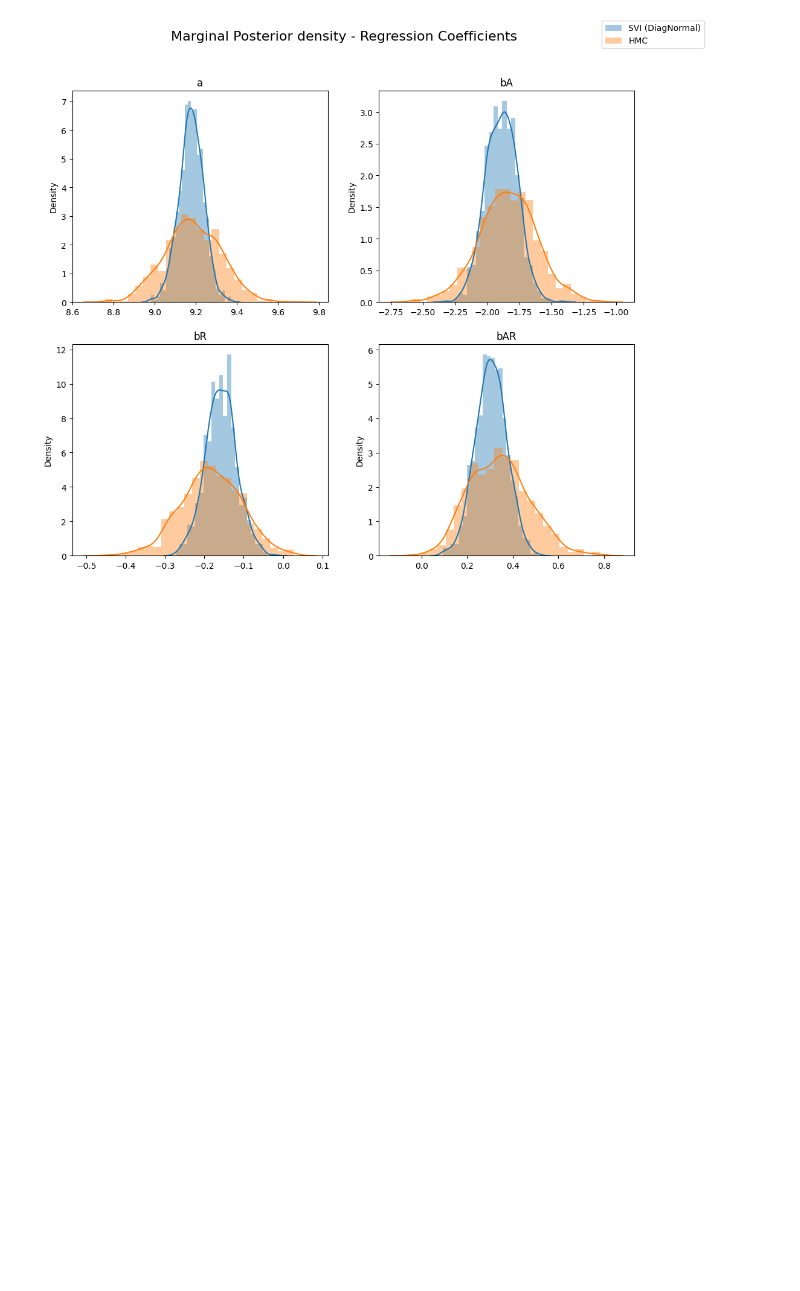
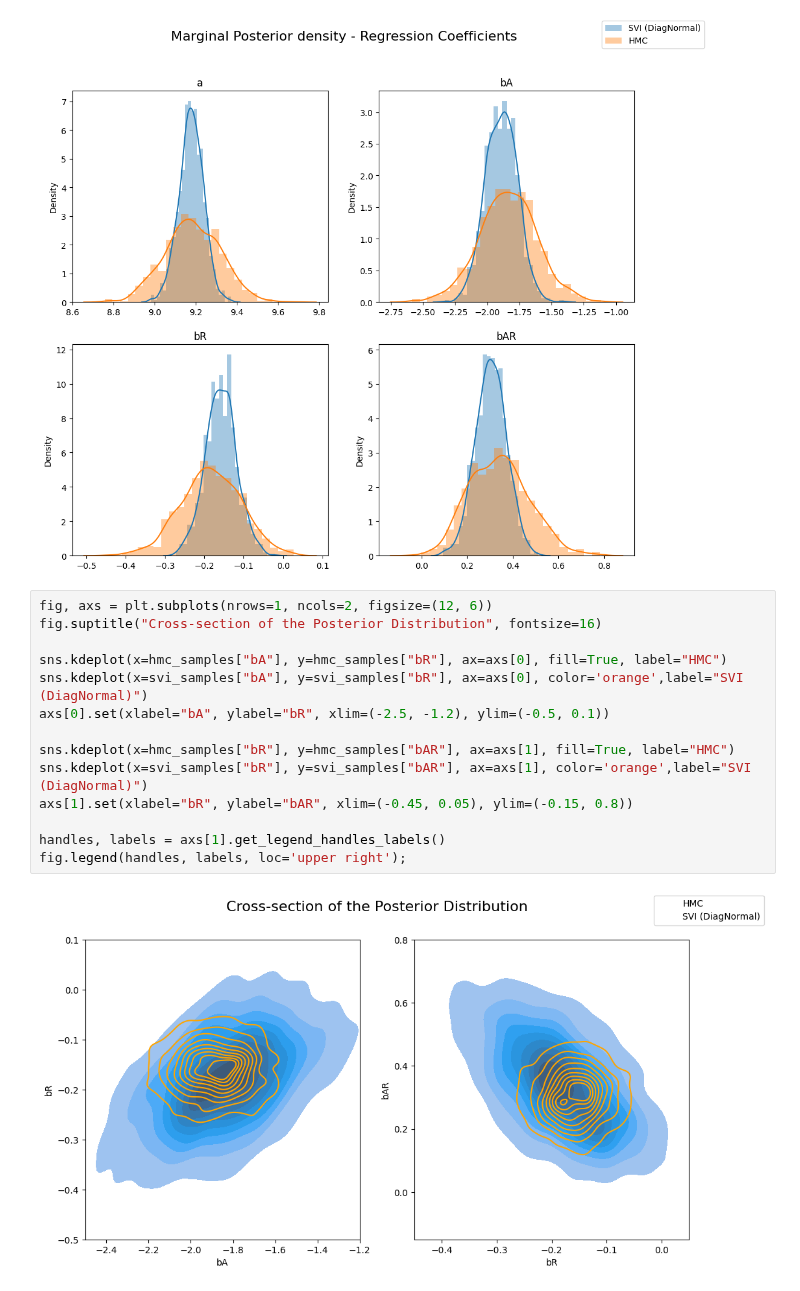
Before and after one commit to sinatayebati/deep-probabilistic-modeling, a Jupyter notebook: practical-pyro-pytorch/bayesian-regression-inference-algorithms.ipynb, the cells around one changed output. Drawn from its saved outputs; the diff is of its cells as text; blank space fills up the shorter version.

```diff
--- a/practical-pyro-pytorch/bayesian-regression-inference-algorithms.ipynb
+++ b/practical-pyro-pytorch/bayesian-regression-inference-algorithms.ipynb
@@ -215,3 +215,19 @@ https://gist.github.com/mwaskom/de44147ed2974457ad6372750bbe5751
   sns.distplot(hmc_samples[site], ax=ax, label="HMC")
 <matplotlib.legend.Legend at 0x...>
 [figure]
+# %%
+fig, axs = plt.subplots(nrows=1, ncols=2, figsize=(12, 6))
+fig.suptitle("Cross-section of the Posterior Distribution", fontsize=16)
+
+sns.kdeplot(x=hmc_samples["bA"], y=hmc_samples["bR"], ax=axs[0], fill=True, label="HMC")
+sns.kdeplot(x=svi_samples["bA"], y=svi_samples["bR"], ax=axs[0], color='orange',label="SVI (DiagNormal)")
+axs[0].set(xlabel="bA", ylabel="bR", xlim=(-2.5, -1.2), ylim=(-0.5, 0.1))
+
+sns.kdeplot(x=hmc_samples["bR"], y=hmc_samples["bAR"], ax=axs[1], fill=True, label="HMC")
+sns.kdeplot(x=svi_samples["bR"], y=svi_samples["bAR"], ax=axs[1], color='orange',label="SVI (DiagNormal)")
+axs[1].set(xlabel="bR", ylabel="bAR", xlim=(-0.45, 0.05), ylim=(-0.15, 0.8))
+
+handles, labels = axs[1].get_legend_handles_labels()
+fig.legend(handles, labels, loc='upper right');
+# %% [output]
+[figure, added]
```
Also changed, not shown: parts of 1 cell of this notebook.
